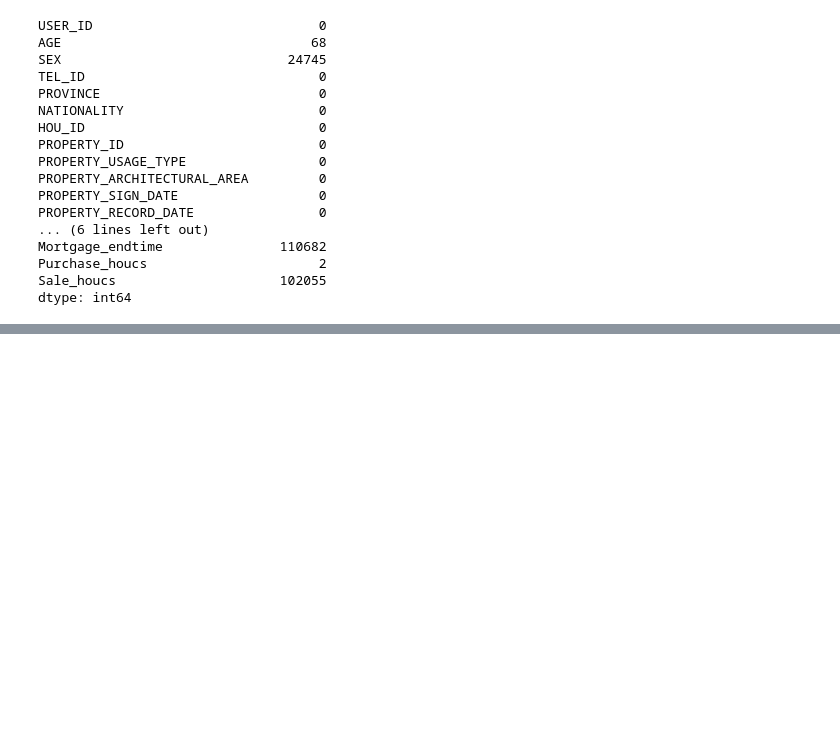
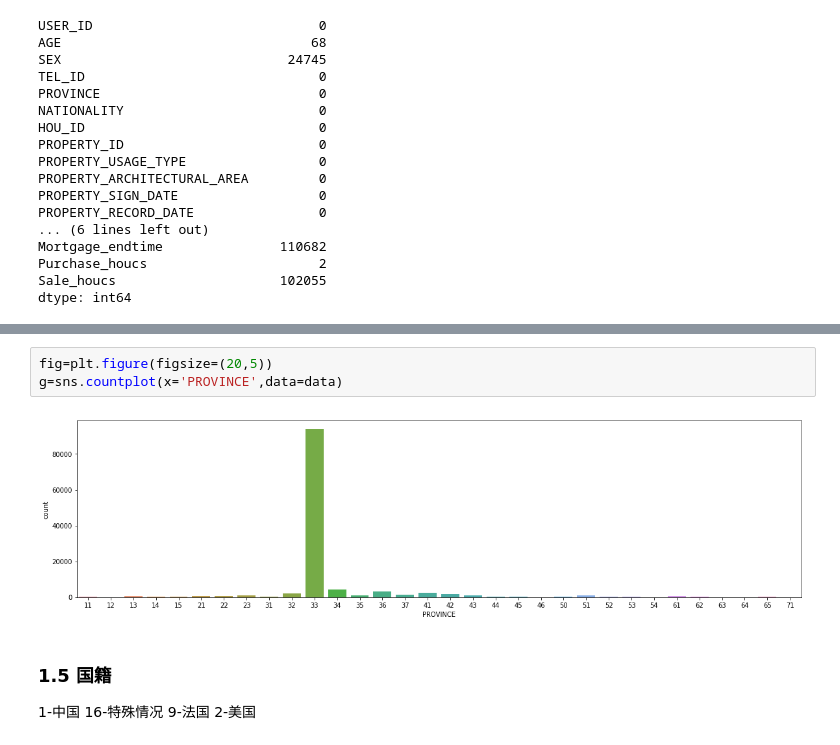
Before and after one commit to yanqiangmiffy/personal-credit-evaluation, a Jupyter notebook: 数据分析.ipynb, the cells around one changed output, grey strips where cells are left out. Cells and saved outputs as stored; diff of their text form; blank space fills up the shorter version.

```diff
--- a/数据分析.ipynb
+++ b/数据分析.ipynb
@@ -75,0 +156,9 @@ sns.distplot(data['AGE'])
+# %%
+fig=plt.figure(figsize=(20,5))
+g=sns.countplot(x='PROVINCE',data=data)
+# %% [output]
+[figure, added]
+# %% [markdown]
+### 1.5 国籍
+
+1-中国 16-特殊情况 9-法国 2-美国
```
Also changed, not shown: parts of 20 cells of this notebook.
